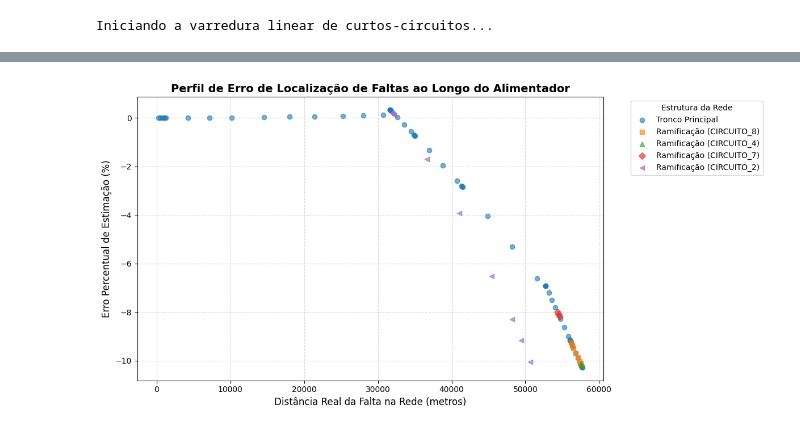
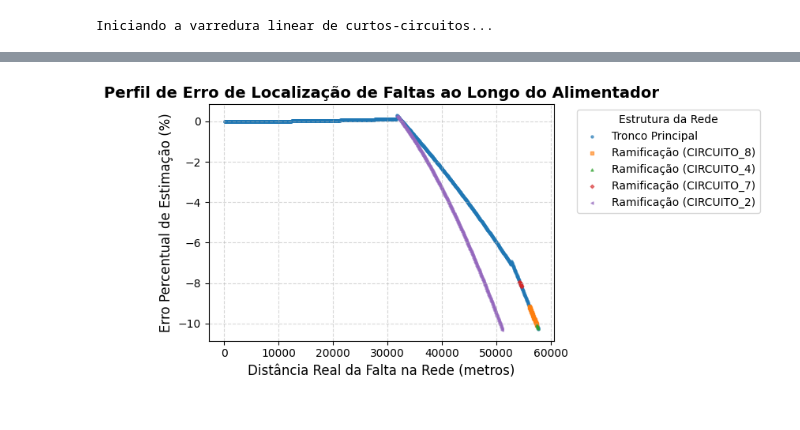
Before and after one commit to LuisFelipeCSouza/tcc-luis-felipe, a Jupyter notebook: notebooks/ieee-34-node.ipynb, the cells around one changed output, grey strips where cells are left out. Saved outputs shown, nothing was run; the diff lists cells and outputs as text; code cells hidden in the pictures.

```diff
--- a/notebooks/ieee-34-node.ipynb
+++ b/notebooks/ieee-34-node.ipynb
@@ -46,15 +46,16 @@ simulador = FaultSimulator(str(DSS_FILE), origin_bus='800', target_kv=14.37)
 # 4. Configura os parâmetros da varredura
 # Varrendo a linha de 10% em 10%
 passo_distancia = 0.30
+passo_distancia_m = 50.0
 
 # Lista de resistências de falta (em Ohms)
 resistencias_falta = [0.0001, 10.0, 20.0, 30.0, 40.0]
-resistencias_falta = [0.0001, 10.0]
+resistencias_falta = [0.0001]
 
 # 5. Executa o laço principal da simulação
 print("\nIniciando a varredura linear de curtos-circuitos...")
 
-simulador.run_simulation(step_pct=passo_distancia, r_list=resistencias_falta)
+simulador.run_simulation(step_abs_m=passo_distancia_m, r_list=resistencias_falta)
 
 localizador = FaultLocator(str(DSS_FILE), simulador.topology,
                            pd.DataFrame(simulador.results))
@@ -88,7 +89,7 @@ import matplotlib.pyplot as plt
 Gera um gráfico do erro percentual em função da distância.
 Plota primeiro o tronco principal e depois as ramificações exclusivas de cada circuito.
 """
-plt.figure(figsize=(12, 6))
+plt.figure(figsize=(8, 4))
 
 # 1. Ordena os circuitos do maior para o menor (em quantidade de seções)
 # O maior será naturalmente o "tronco principal"
@@ -115,32 +116,32 @@ for idx, (nome_circuito, linhas) in enumerate(circuitos_ordenados):
     if df_ramal.empty:
         continue
 
     # Define o nome para a legenda
     label_nome = "Tronco Principal" if idx == 0 else f"Ramificação ({nome_circuito.upper()})"
 
     # 4. Plota os dados em gráfico de dispersão (Scatter)
     # Scatter é ideal porque para uma mesma distância temos vários erros (tipos de falta e resistências diferentes)
-    plt.scatter(df_ramal['distancia'], df_ramal['erro_percentual'], label=label_nome, marker=marcadores[idx % len(marcadores)], alpha=0.6)
+    plt.scatter(df_ramal['distancia'], df_ramal['erro_percentual'], label=label_nome, marker=marcadores[idx % len(marcadores)], alpha=0.6, s=5)
 
     # 5. Adiciona as linhas desenhadas ao conjunto de bloqueio
     linhas_plotadas.update(linhas_do_ramal)
 
 # Configurações de estética do gráfico
 plt.title('Perfil de Erro de Localização de Faltas ao Longo do Alimentador', fontsize=14, fontweight='bold')
 plt.xlabel('Distância Real da Falta na Rede (metros)', fontsize=12)
 plt.ylabel('Erro Percentual de Estimação (%)', fontsize=12)
 plt.grid(True, linestyle='--', alpha=0.5)
 
 # Coloca a legenda fora do gráfico para não sobrepor os dados
 plt.legend(title='Estrutura da Rede', bbox_to_anchor=(1.05, 1), loc='upper left')
 plt.tight_layout() # Ajusta as margens automaticamente
 
 # # Salva o gráfico ou exibe na tela
 # if save_path:
 #     Path(save_path).parent.mkdir(parents=True, exist_ok=True)
 #     plt.savefig(save_path, dpi=300, bbox_inches='tight')
 #     print(f"📊 Gráfico gerado e salvo com sucesso em: {save_path}")
 # else:
 plt.show()
 # %% [output]
-[figure, old version]
+[figure, new version]
```
Also changed, not shown: parts of 2 cells of this notebook.
